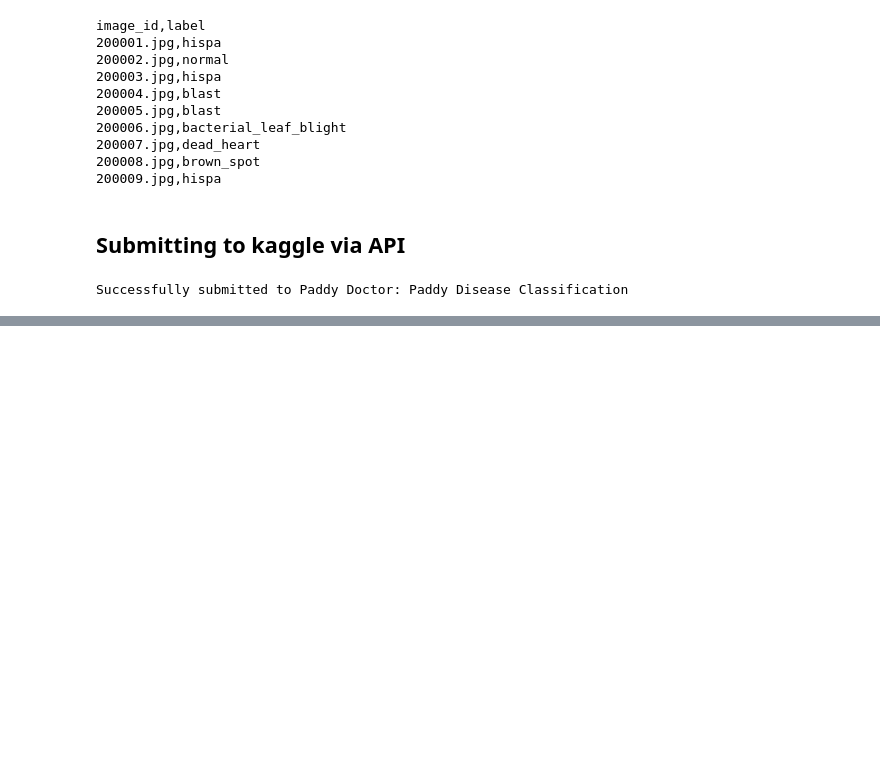
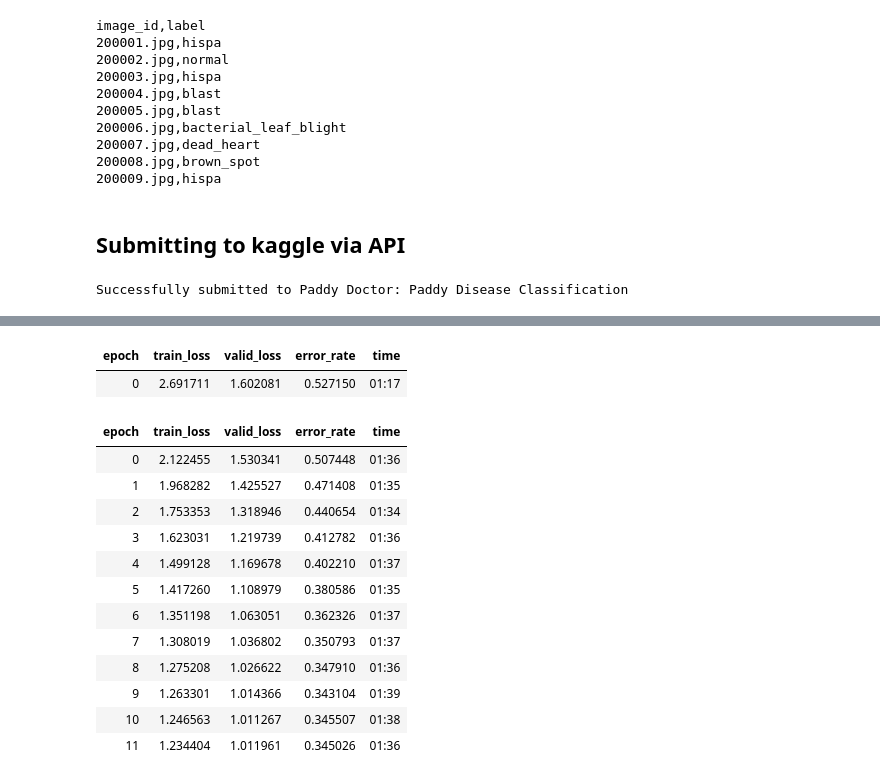
Before and after one commit to jalkestrup/fastai_course, a Jupyter notebook: 06_Paddy_vision/paddy.ipynb, the cells around one changed output, grey strips where cells are left out. Cells and saved outputs as stored; diff of their text form; code cells hidden in the pictures; blank space fills up the shorter version.

```diff
--- a/06_Paddy_vision/paddy.ipynb
+++ b/06_Paddy_vision/paddy.ipynb
@@ -398,0 +432,6 @@ Successfully submitted to Paddy Doctor: Paddy Disease Classification
+# %%
+def train(arch, item, batch, epochs=5):
+  dls = ImageDataLoaders.from_folder(small_train_path, valid_pct=0.2, seed=42, item_tfms=item, batch_tfms=batch)
+  learn = vision_learner(dls,arch,metrics=error_rate).to_fp16()
+  learn.fine_tune(epochs,0.01)
+  return learn
@@ -398,0 +471,4 @@ Successfully submitted to Paddy Doctor: Paddy Disease Classification
+# %%
+arch = 'convnext_small_in22k'
+learn = train(arch, item=Resize(192, method='squish'),
+              batch=aug_transforms(size=128, min_scale=0.75))
@@ -398,0 +513,20 @@ Successfully submitted to Paddy Doctor: Paddy Disease Classification
+# %%
+learn = train(arch, epochs=12,
+              item=Resize((480, 360), method=ResizeMethod.Pad, pad_mode=PadMode.Zeros),
+              batch=aug_transforms(size=(256,192), min_scale=0.75))
+# %% [output]
+| epoch | train_loss | valid_loss | error_rate | time |
+| 0 | 2.691711 | 1.602081 | 0.527150 | 01:17 |
+| epoch | train_loss | valid_loss | error_rate | time |
+| 0 | 2.122455 | 1.530341 | 0.507448 | 01:36 |
+| 1 | 1.968282 | 1.425527 | 0.471408 | 01:35 |
+| 2 | 1.753353 | 1.318946 | 0.440654 | 01:34 |
+| 3 | 1.623031 | 1.219739 | 0.412782 | 01:36 |
+| 4 | 1.499128 | 1.169678 | 0.402210 | 01:37 |
+| 5 | 1.417260 | 1.108979 | 0.380586 | 01:35 |
+| 6 | 1.351198 | 1.063051 | 0.362326 | 01:37 |
+| 7 | 1.308019 | 1.036802 | 0.350793 | 01:37 |
+| 8 | 1.275208 | 1.026622 | 0.347910 | 01:36 |
+| 9 | 1.263301 | 1.014366 | 0.343104 | 01:39 |
+| 10 | 1.246563 | 1.011267 | 0.345507 | 01:38 |
+| 11 | 1.234404 | 1.011961 | 0.345026 | 01:36 |
```
Also changed, not shown: parts of 25 cells of this notebook.
